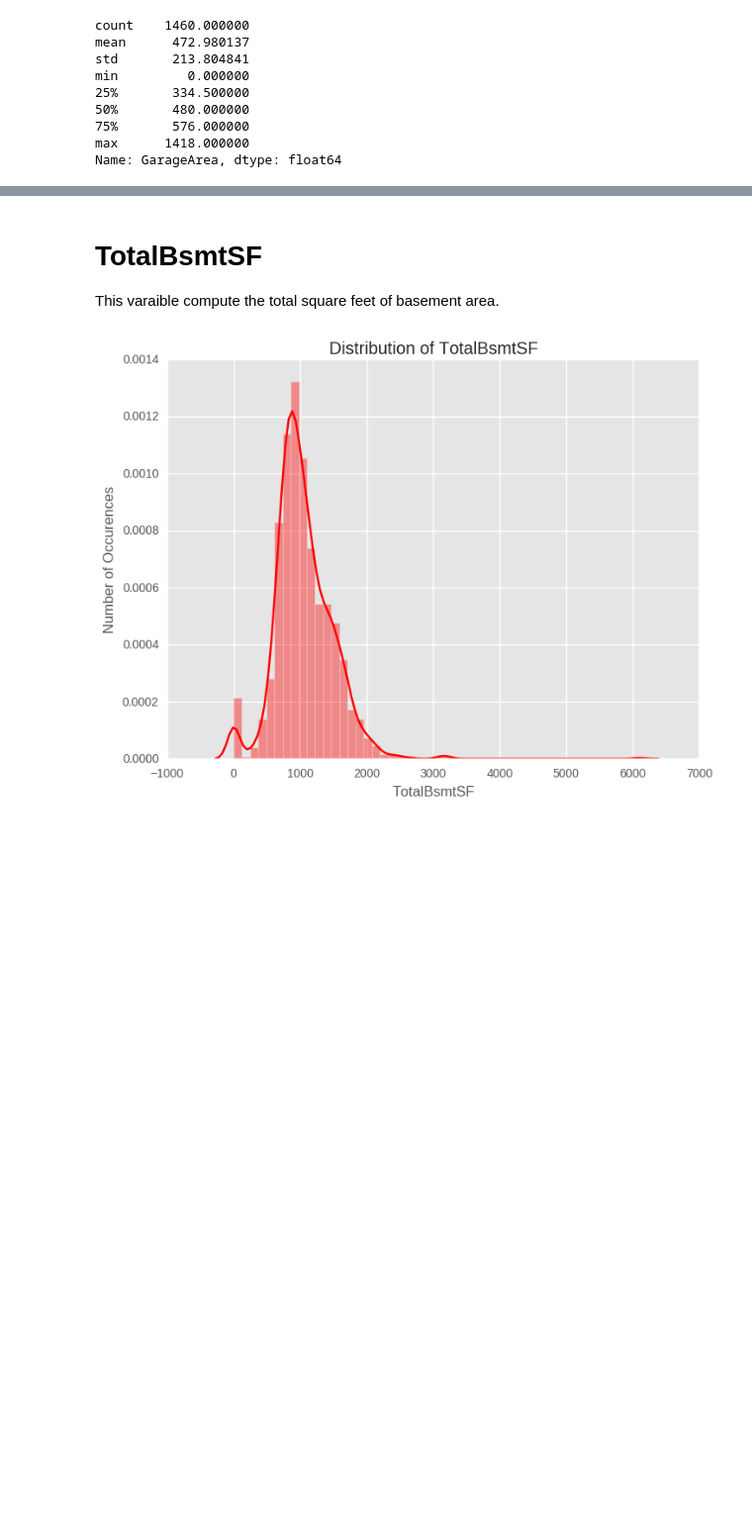
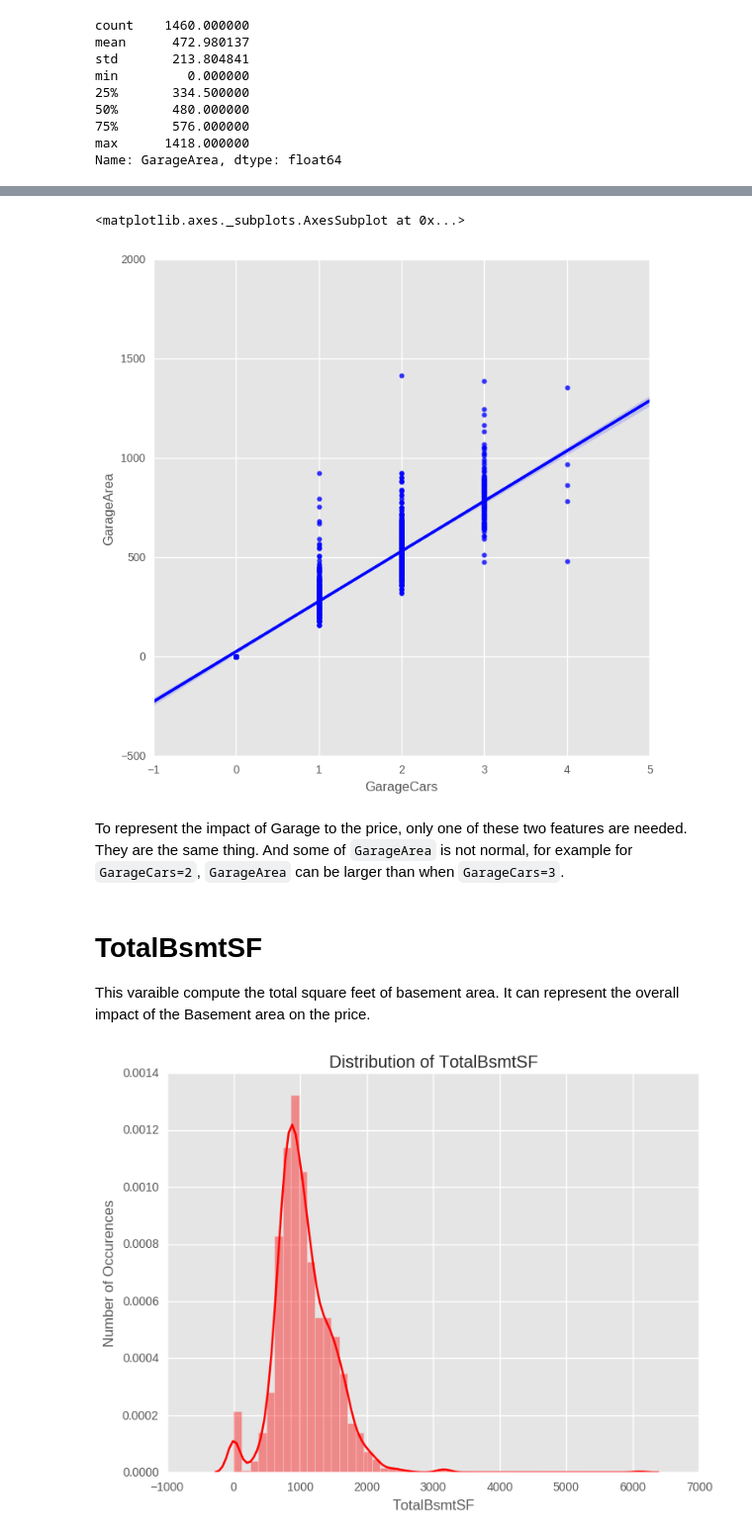
Before and after one commit to dolremi/Housing_Price, a Jupyter notebook: notebook/Data/Numerical_features.ipynb, the cells around one changed output, grey strips where cells are left out. Shown at 99% size. Saved outputs shown, nothing was run; the diff lists cells and outputs as text; code cells hidden in the pictures; blank space fills up the shorter version.

```diff
--- a/notebook/Data/Numerical_features.ipynb
+++ b/notebook/Data/Numerical_features.ipynb
@@ -131,6 +134,14 @@ Name: GarageArea, dtype: float64
+# %%
+plt.figure(figsize=(8,8))
+sns.regplot(x = "GarageCars", y = "GarageArea", data= num, color="blue")
+# %% [output]
+<matplotlib.axes._subplots.AxesSubplot at 0x...>
+[figure, added]
+# %% [markdown]
+To represent the impact of Garage to the price, only one of these two features are needed. They are the same thing. And some of `GarageArea` is not normal, for example for `GarageCars=2`, `GarageArea` can be larger than when `GarageCars=3`.
 # %% [markdown]
 # TotalBsmtSF
-This varaible compute the total square feet of basement area.
+This varaible compute the total square feet of basement area. It can represent the overall impact of the Basement area on the price.
 # %%
 plot_univariate_dist(num, "TotalBsmtSF")
 # %% [output]
```
Also changed, not shown: parts of 35 cells of this notebook.
